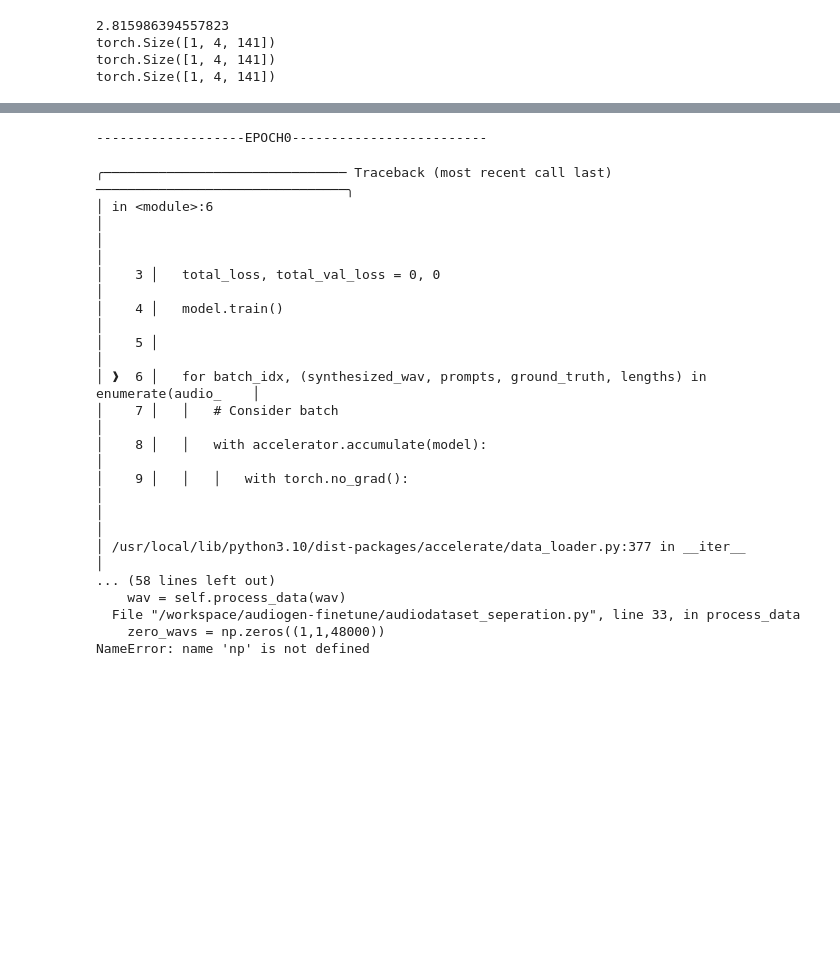
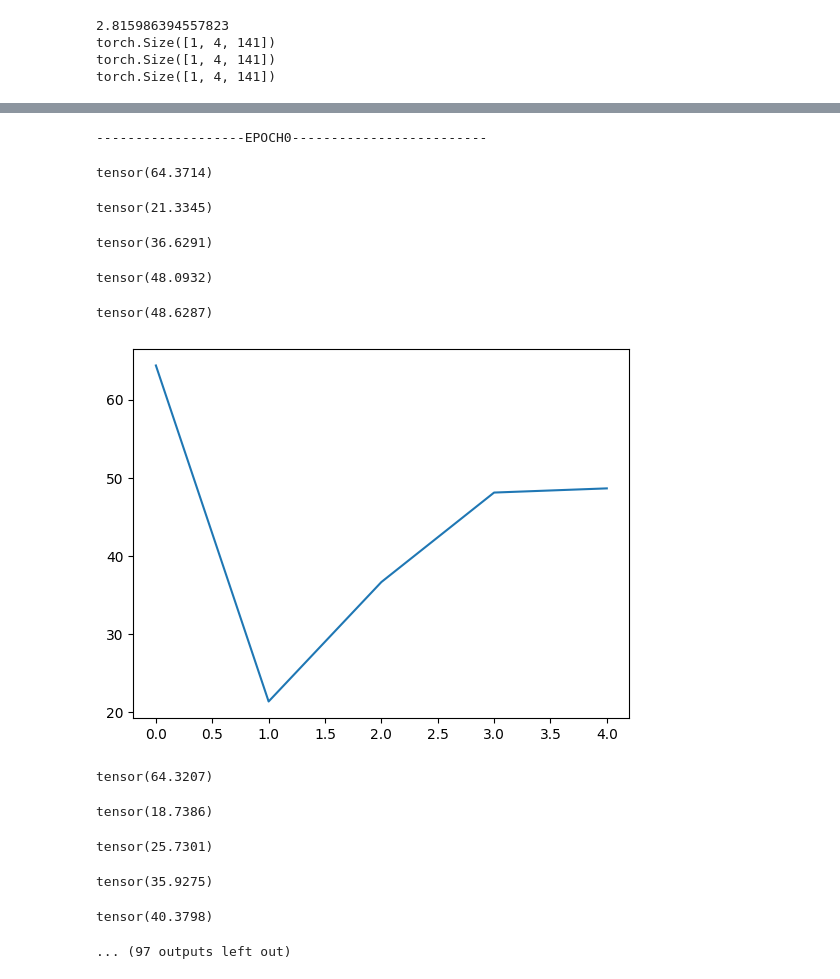
Before and after one commit to thxxx/sound_experiments, a Jupyter notebook: train_custom.ipynb, the cells around one changed output, grey strips where cells are left out. Drawn from its saved outputs; the diff is of its cells as text; code cells hidden in the pictures; blank space fills up the shorter version.

```diff
--- a/train_custom.ipynb
+++ b/train_custom.ipynb
@@ -236,4 +227,6 @@ model_output :  torch.Size([1, 4, 150])
 # %%
+losses = []
+
 for epoch in range(starting_epoch, 3):
     accelerator.print(f"-------------------EPOCH{epoch}-------------------------" )
     total_loss, total_val_loss = 0, 0
@@ -241,57 +234,67 @@ for epoch in range(starting_epoch, 3):
 
     for batch_idx, (synthesized_wav, prompts, ground_truth, lengths) in enumerate(audio_dataloader):
         # Consider batch
         with accelerator.accumulate(model):
+            # print(1)
             with torch.no_grad():
                 unwrapped_vae = accelerator.unwrap_model(compression_model)
                 synthesized_audio_tokens = process_audio_tokenizer(synthesized_wav, unwrapped_vae)
                 synthesized_audio_tokens, synthesized_padding_mask = post_process_audio_tokenizer(synthesized_audio_tokens, lengths, unwrapped_vae, lm, cfg)
+                # print(2)
 
-                audio_tokens = process_audio_tokenizer(wav, unwrapped_vae)
+                audio_tokens = process_audio_tokenizer(ground_truth, unwrapped_vae)
                 audio_tokens, padding_mask = post_process_audio_tokenizer(audio_tokens, lengths, unwrapped_vae, lm, cfg)
+                # print(3)
 
                 attributes = [
                     ConditioningAttributes(text={'description': str(description)})
                     for description in prompts
                 ]
+            # print(3)
 
             mask_token_seperation = torch.tensor([[[lm.special_token_id],[lm.special_token_id],[lm.special_token_id],[lm.special_token_id]]]).to(accelerator.device)
-            mask_padding_token_seperation = torch.ones(mask_token_seperation.shape).to(accelerator.device)
+            mask_padding_token_seperation = torch.ones(mask_token_seperation.shape, dtype=int).to(accelerator.device)
 
-            made_up = torch.concatenate((synthesized_audio_tokens, mask_token_seperation, audio_tokens), dim=2)
-            made_padding = torch.concatenate((synthesized_padding_mask, mask_padding_token_seperation, padding_mask), dim=2)
-            print(made_up.shape, made_padding.shape, attributes)
+            made_up_tokens = torch.concatenate((synthesized_audio_tokens, mask_token_seperation, audio_tokens), dim=2)
+            made_padding_tokens = torch.concatenate((synthesized_padding_mask, mask_padding_token_seperation, padding_mask), dim=2)
+            # print(4)
 
-            loss = model(audio_tokens, padding_mask, attributes)
+            loss, model_output = model(made_up_tokens, made_padding_tokens, attributes)
+            # print(5)
             ppl =  torch.exp(loss)
-            total_loss += loss.detach().float()
+            total_loss += loss.detach().cpu().float()
             accelerator.backward(loss)
             optimizer.step()
             lr_scheduler.step()
             optimizer.zero_grad()
 
+            torch.cuda.empty_cache()
+
             if accelerator.sync_gradients:
                 progress_bar.update(1)
                 completed_steps += 1
+
+            if batch_idx % 100==99:
+                print(total_loss)
+                losses.append(total_loss)
+                total_loss = 0
+            if batch_idx % 500==499:
+                plt.plot(losses)
+                plt.show()
 # %% [output]
 -------------------EPOCH0-------------------------
-╭─────────────────────────────── Traceback (most recent call last) ────────────────────────────────╮
-│ in <module>:6                                                                                    │
-│                                                                                                  │
-│    3 │   total_loss, total_val_loss = 0, 0                                                       │
-│    4 │   model.train()                                                                           │
-│    5 │                                                                                           │
-│ ❱  6 │   for batch_idx, (synthesized_wav, prompts, ground_truth, lengths) in enumerate(audio_    │
-│    7 │   │   # Consider batch                                                                    │
-│    8 │   │   with accelerator.accumulate(model):                                                 │
-│    9 │   │   │   with torch.no_grad():                                                           │
-│                                                                                                  │
-│ /usr/local/lib/python3.10/dist-packages/accelerate/data_loader.py:377 in __iter__                │
-... (58 lines left out)
-    wav = self.process_data(wav)
-  File "/workspace/audiogen-finetune/audiodataset_seperation.py", line 33, in process_data
-    zero_wavs = np.zeros((1,1,48000))
-NameError: name 'np' is not defined
+tensor(64.3714)
+tensor(21.3345)
+tensor(36.6291)
+tensor(48.0932)
+tensor(48.6287)
+[figure, added]
+tensor(64.3207)
+tensor(18.7386)
+tensor(25.7301)
+tensor(35.9275)
+tensor(40.3798)
+... (97 outputs left out)
 # %%
 
 # import pandas as pd
```
Also changed, not shown: parts of 3 cells of this notebook, 12 other files.
